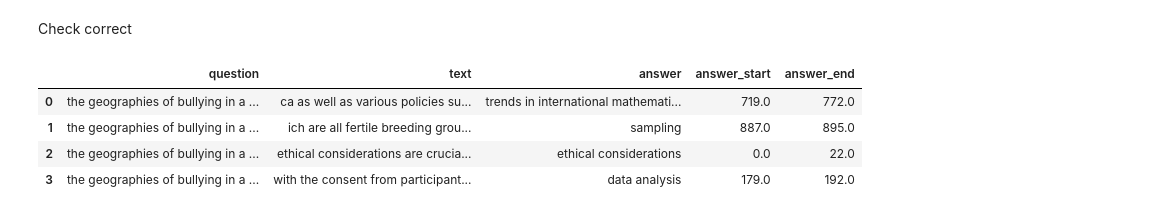
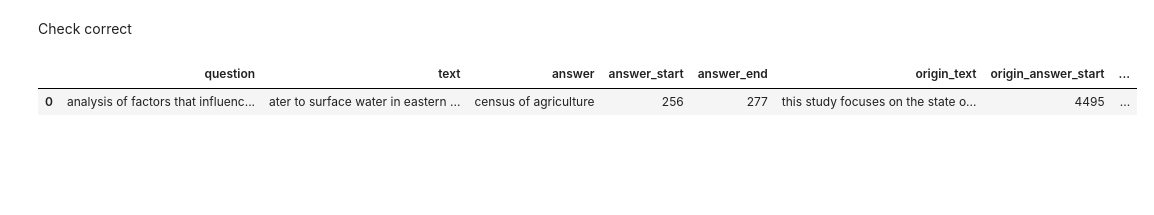
Before and after one commit to beifa/Coleridge_Initiative, a Jupyter notebook: notebook/preprocessing_data.ipynb, the cells around one changed output. Drawn from its saved outputs; the diff is of its cells as text; code cells hidden in the pictures; blank space fills up the shorter version.

```diff
--- a/notebook/preprocessing_data.ipynb
+++ b/notebook/preprocessing_data.ipynb
@@ -571,12 +609,9 @@ zero_df = [
         '98958405-bdfc-4ac8-99ea-0873a05f1d80'
         ]
 # %%
-assert len(list(Path(PATH).glob('csv_fix_v1/*.*'))) == 14002 - len(zero_df), 'error saved not eq'
-a = pd.read_csv(np.random.choice(list(Path(PATH).glob('csv_fix_v1/*.*'))))
+assert len(list(Path(PATH).glob('csv_fix_v3/*.*'))) == 14002 - len(zero_df), 'error saved not eq'
+a = pd.read_csv(np.random.choice(list(Path(PATH).glob('csv_fix_v3/*.*'))))
 a
 # %% [output]
-|  | question | text | answer | answer_start | answer_end |
-| 0 | the geographies of bullying in a ... | ca as well as various policies su... | trends in international mathemati... | 719.0 | 772.0 |
-| 1 | the geographies of bullying in a ... | ich are all fertile breeding grou... | sampling | 887.0 | 895.0 |
-| 2 | the geographies of bullying in a ... | ethical considerations are crucia... | ethical considerations | 0.0 | 22.0 |
-| 3 | the geographies of bullying in a ... | with the consent from participant... | data analysis | 179.0 | 192.0 |
+|  | question | text | answer | answer_start | answer_end | origin_text | origin_answer_start | ... |
+| 0 | analysis of factors that influenc... | ater to surface water in eastern ... | census of agriculture | 256 | 277 | this study focuses on the state o... | 4495 | ... |
```
Also changed, not shown: parts of 17 cells of this notebook.
